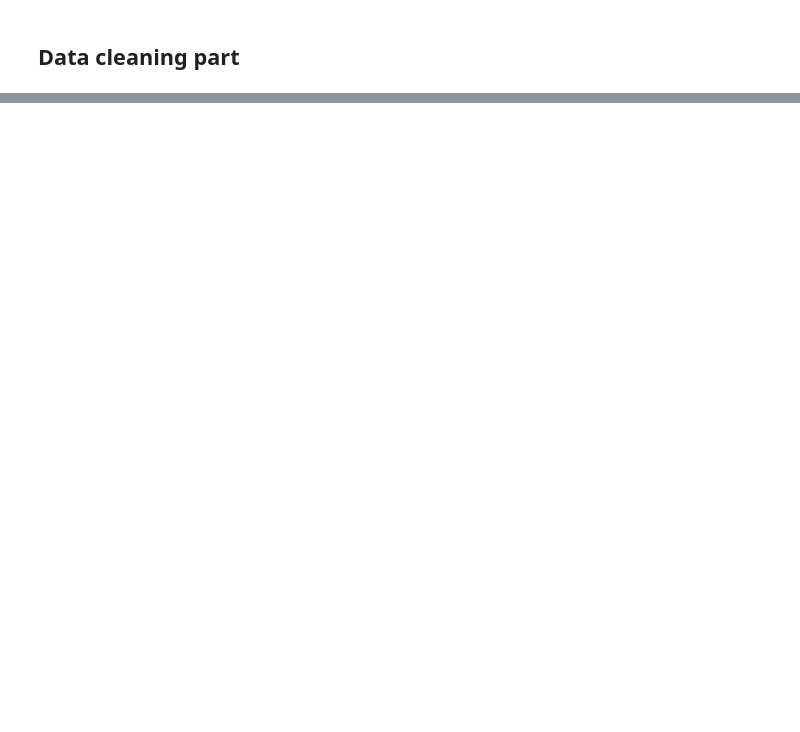
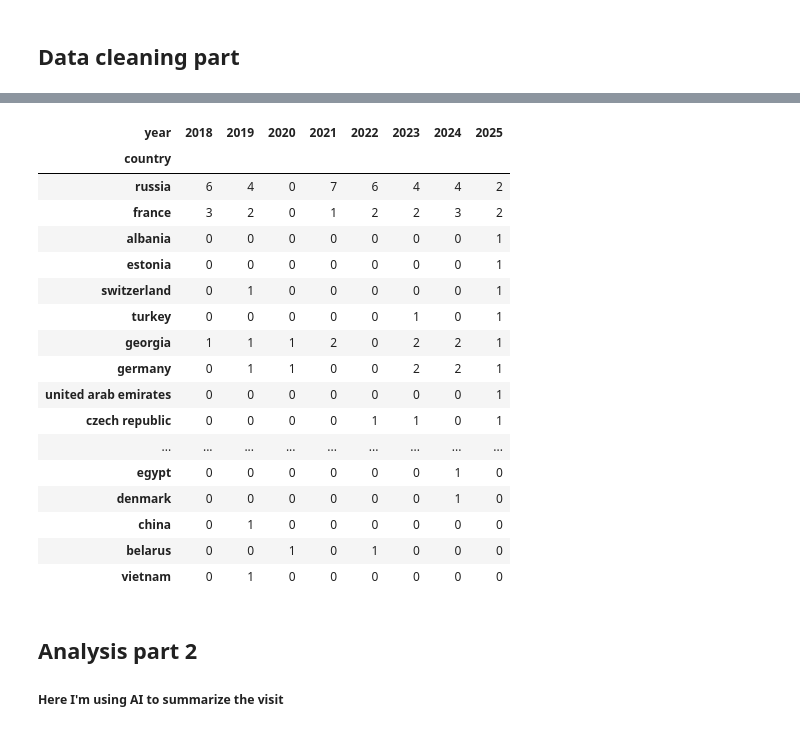
Before and after one commit to katemamyan/LEDE_PROGRAM, a Jupyter notebook: project_02/data_scraper.ipynb, the cells around one changed output, grey strips where cells are left out. Cells and saved outputs as stored; diff of their text form; code cells hidden in the pictures; blank space fills up the shorter version.

```diff
--- a/project_02/data_scraper.ipynb
+++ b/project_02/data_scraper.ipynb
@@ -246,0 +290,5 @@ Error with message: Prime Minister Nikol Pashinyan arrived in the Russ... — Er
+# %%
+# calculating the difference of dates
+
+df['days_diff'] = (pd.to_datetime(df['end_date']) - pd.to_datetime(df['start_date'])).dt.days
+df.head(3)
@@ -246,0 +300,5 @@ Error with message: Prime Minister Nikol Pashinyan arrived in the Russ... — Er
+# %%
+# adding year to data
+
+df['year'] = pd.to_datetime(df['start_date']).dt.year
+df
@@ -246,0 +345,9 @@ Error with message: Prime Minister Nikol Pashinyan arrived in the Russ... — Er
+# %%
+# cleaning dataframe
+
+df['country'] = df['country'].replace({'russian federation': 'russia',
+                                       'türkiye':'turkey',
+                                       'united states of america':'united states',
+                                       'holy see':'vatican',
+                                       "people's republic of china":'china',
+                                       })
@@ -246,0 +380,32 @@ Error with message: Prime Minister Nikol Pashinyan arrived in the Russ... — Er
+# %%
+
+# Pivot table: count 'link' by country and year
+pivot = pd.pivot_table(
+    df,
+    values='link',             # the column to count
+    index='country',           # rows
+    columns='year',            # years as columns
+    aggfunc='count',           # counts non-null values
+    fill_value=0               # replace NaN with 0
+).sort_values(by=df['year'].max(), ascending=False)  # sort by latest year column
+# %%
+pivot
+# %% [output]
+| year | 2018 | 2019 | 2020 | 2021 | 2022 | 2023 | 2024 | 2025 |
+| country |  |  |  |  |  |  |  |  |
+| russia | 6 | 4 | 0 | 7 | 6 | 4 | 4 | 2 |
+| france | 3 | 2 | 0 | 1 | 2 | 2 | 3 | 2 |
+| albania | 0 | 0 | 0 | 0 | 0 | 0 | 0 | 1 |
+| estonia | 0 | 0 | 0 | 0 | 0 | 0 | 0 | 1 |
+| switzerland | 0 | 1 | 0 | 0 | 0 | 0 | 0 | 1 |
+| turkey | 0 | 0 | 0 | 0 | 0 | 1 | 0 | 1 |
+| georgia | 1 | 1 | 1 | 2 | 0 | 2 | 2 | 1 |
+| germany | 0 | 1 | 1 | 0 | 0 | 2 | 2 | 1 |
+| united arab emirates | 0 | 0 | 0 | 0 | 0 | 0 | 0 | 1 |
+| czech republic | 0 | 0 | 0 | 0 | 1 | 1 | 0 | 1 |
+| ... | ... | ... | ... | ... | ... | ... | ... | ... |
+| egypt | 0 | 0 | 0 | 0 | 0 | 0 | 1 | 0 |
+| denmark | 0 | 0 | 0 | 0 | 0 | 0 | 1 | 0 |
+| china | 0 | 1 | 0 | 0 | 0 | 0 | 0 | 0 |
+| belarus | 0 | 0 | 1 | 0 | 1 | 0 | 0 | 0 |
+| vietnam | 0 | 1 | 0 | 0 | 0 | 0 | 0 | 0 |
@@ -246,0 +414,4 @@ Error with message: Prime Minister Nikol Pashinyan arrived in the Russ... — Er
+# %% [markdown]
+## Analysis part 2
+
+##### Here I'm using AI to summarize the visit
```
Also changed, not shown: parts of 33 cells of this notebook, 5 other files.
